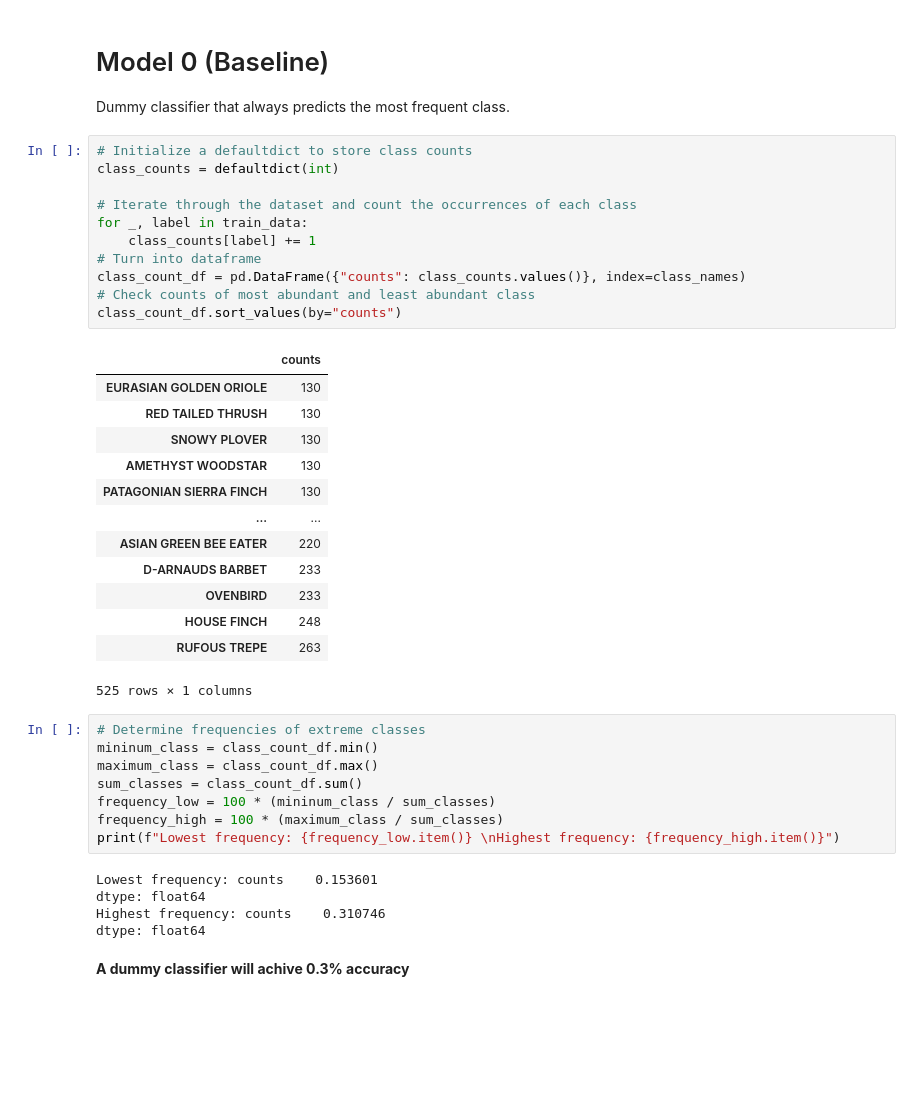
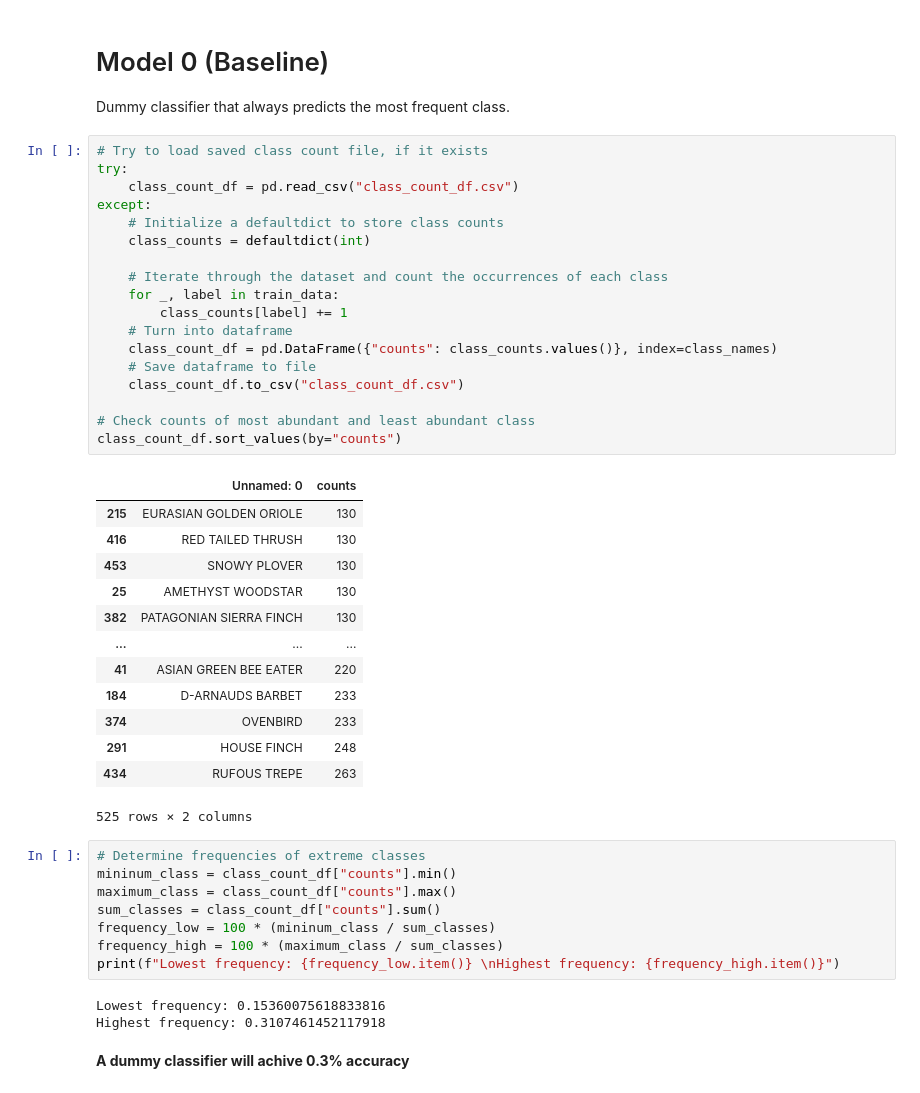
Before and after one commit to ManuelGehl/bird_image_classifier, a Jupyter notebook: bird_image_classifier.ipynb, the cells around one changed output. Cells and saved outputs as stored; diff of their text form; blank space fills up the shorter version.

Commit message:
Added try block for counting class distribution

```diff
--- a/bird_image_classifier.ipynb
+++ b/bird_image_classifier.ipynb
@@ -113,43 +118,48 @@ val_dataloader = DataLoader(
 
 Dummy classifier that always predicts the most frequent class.
 # %%
-# Initialize a defaultdict to store class counts
-class_counts = defaultdict(int)
+# Try to load saved class count file, if it exists
+try:
+    class_count_df = pd.read_csv("class_count_df.csv")
+except:
+    # Initialize a defaultdict to store class counts
+    class_counts = defaultdict(int)
 
-# Iterate through the dataset and count the occurrences of each class
-for _, label in train_data:
-    class_counts[label] += 1
-# Turn into dataframe
-class_count_df = pd.DataFrame({"counts": class_counts.values()}, index=class_names)
+    # Iterate through the dataset and count the occurrences of each class
+    for _, label in train_data:
+        class_counts[label] += 1
+    # Turn into dataframe
+    class_count_df = pd.DataFrame({"counts": class_counts.values()}, index=class_names)
+    # Save dataframe to file
+    class_count_df.to_csv("class_count_df.csv")
+
 # Check counts of most abundant and least abundant class
 class_count_df.sort_values(by="counts")
 # %% [output]
-|  | counts |
-| EURASIAN GOLDEN ORIOLE | 130 |
-| RED TAILED THRUSH | 130 |
-| SNOWY PLOVER | 130 |
-| AMETHYST WOODSTAR | 130 |
-| PATAGONIAN SIERRA FINCH | 130 |
-| ... | ... |
-| ASIAN GREEN BEE EATER | 220 |
-| D-ARNAUDS BARBET | 233 |
-| OVENBIRD | 233 |
-| HOUSE FINCH | 248 |
-| RUFOUS TREPE | 263 |
+|  | Unnamed: 0 | counts |
+| 215 | EURASIAN GOLDEN ORIOLE | 130 |
+| 416 | RED TAILED THRUSH | 130 |
+| 453 | SNOWY PLOVER | 130 |
+| 25 | AMETHYST WOODSTAR | 130 |
+| 382 | PATAGONIAN SIERRA FINCH | 130 |
+| ... | ... | ... |
+| 41 | ASIAN GREEN BEE EATER | 220 |
+| 184 | D-ARNAUDS BARBET | 233 |
+| 374 | OVENBIRD | 233 |
+| 291 | HOUSE FINCH | 248 |
+| 434 | RUFOUS TREPE | 263 |
-525 rows × 1 columns
+525 rows × 2 columns
 # %%
 # Determine frequencies of extreme classes
-mininum_class = class_count_df.min()
-maximum_class = class_count_df.max()
-sum_classes = class_count_df.sum()
+mininum_class = class_count_df["counts"].min()
+maximum_class = class_count_df["counts"].max()
+sum_classes = class_count_df["counts"].sum()
 frequency_low = 100 * (mininum_class / sum_classes)
 frequency_high = 100 * (maximum_class / sum_classes)
 print(f"Lowest frequency: {frequency_low.item()} \nHighest frequency: {frequency_high.item()}")
 # %% [output]
-Lowest frequency: counts    0.153601
-dtype: float64
-Highest frequency: counts    0.310746
-dtype: float64
+Lowest frequency: 0.15360075618833816
+Highest frequency: 0.3107461452117918
 # %% [markdown]
 **A dummy classifier will achive 0.3% accuracy**
 # %% [markdown]
```
Also changed, not shown: parts of 6 cells of this notebook.
